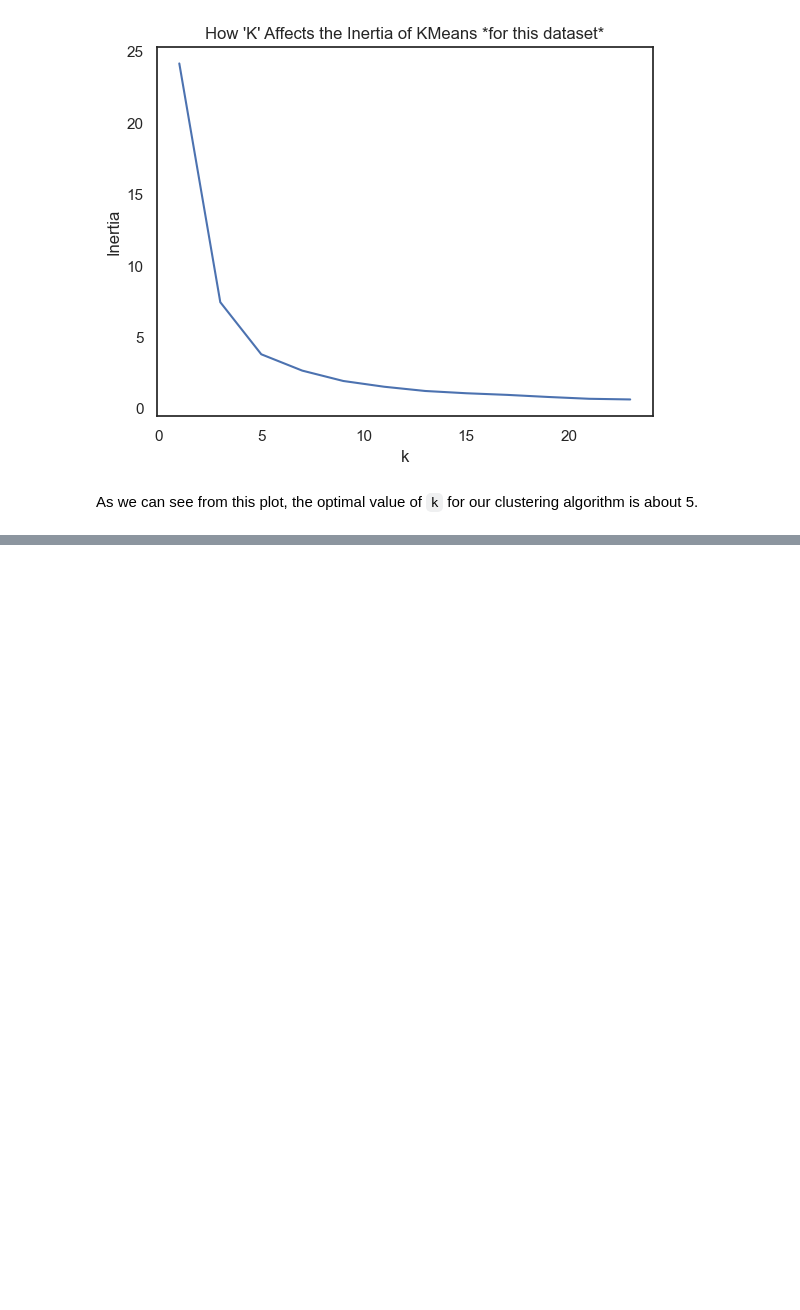
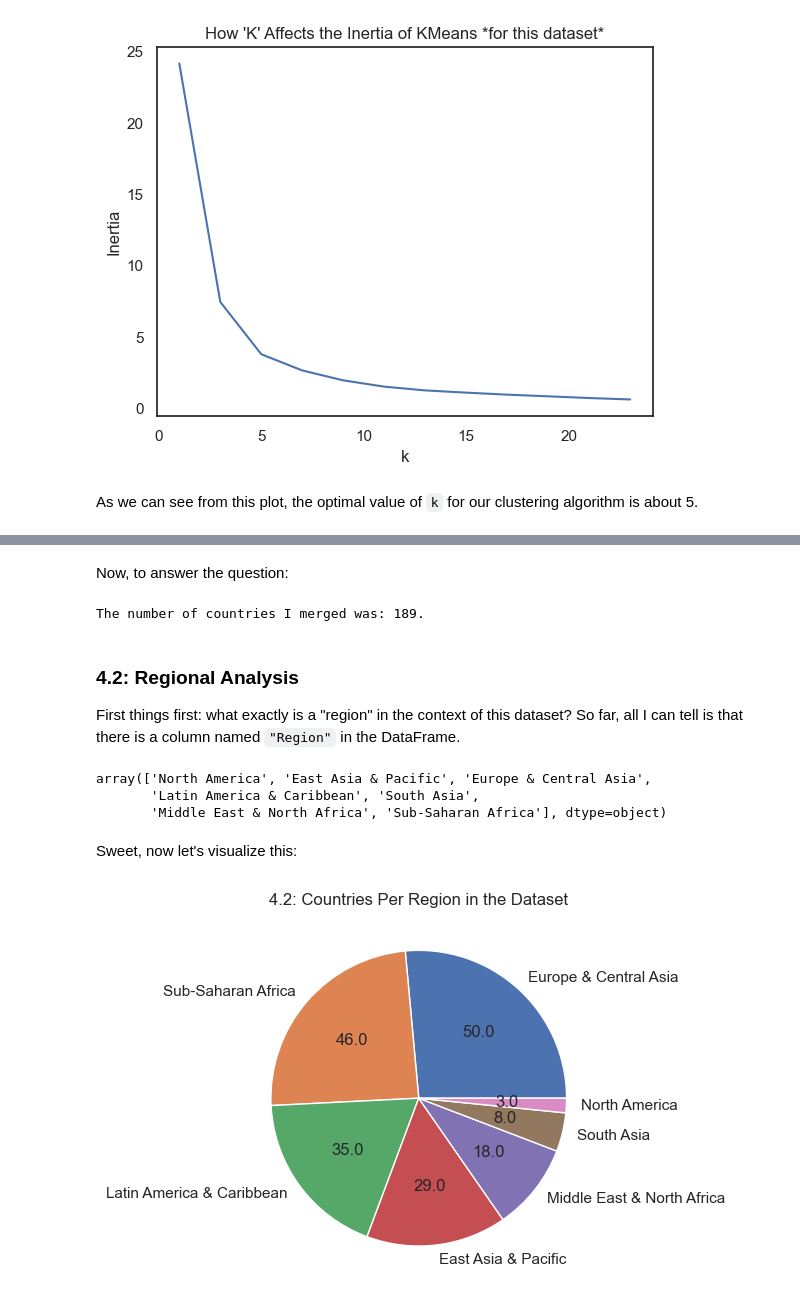
Before and after one commit to UPstartDeveloper/ML-Fundamentals-and-Apps, a Jupyter notebook: SyedRaza_HW1/SyedRaza_HW1.ipynb, the cells around one changed output, grey strips where cells are left out. Drawn from its saved outputs; the diff is of its cells as text; code cells hidden in the pictures; blank space fills up the shorter version.

```diff
--- a/SyedRaza_HW1/SyedRaza_HW1.ipynb
+++ b/SyedRaza_HW1/SyedRaza_HW1.ipynb
@@ -244,0 +273,9 @@ As we can see from this plot, the optimal value of `k` for our clustering algori
+# %%
+# before the merge, fix up the column names + nan values
+gdp.rename(columns = {
+    "Unnamed: 0": "CountryCode",
+    "Gross domestic product 2012": "Ranking",
+    "Unnamed: 3": "Economy",
+    "Unnamed: 4": "(millions of US dollars",
+}, inplace=True)
+gdp.head(15)
@@ -244,0 +299,7 @@ As we can see from this plot, the optimal value of `k` for our clustering algori
+# %%
+# need to get rid of top 4 rows, and last 5 columns
+gpd_clean_rows = gdp.dropna(axis=0, subset=[
+    '(millions of US dollars', 'CountryCode', 'Ranking'
+])
+gdp_clean_rows_and_cols = gpd_clean_rows.dropna(axis=1)
+gdp_clean_rows_and_cols.head()
@@ -244,0 +313,3 @@ As we can see from this plot, the optimal value of `k` for our clustering algori
+# %%
+economies_df = pd.merge(gdp_clean_rows_and_cols, countries, on="CountryCode")
+economies_df.head()
@@ -244,0 +324,32 @@ As we can see from this plot, the optimal value of `k` for our clustering algori
+# %% [markdown]
+Now, to answer the question:
+# %%
+num_countries = economies_df['CountryCode'].nunique()
+print(f"The number of countries I merged was: {num_countries}.")
+# %% [output]
+The number of countries I merged was: 189.
+# %% [markdown]
+### 4.2: Regional Analysis
+
+First things first: what exactly is a "region" in the context of this dataset?
+So far, all I can tell is that there is a column named `"Region"` in the DataFrame.
+# %%
+economies_df["Region"].unique()
+# %% [output]
+array(['North America', 'East Asia & Pacific', 'Europe & Central Asia',
+       'Latin America & Caribbean', 'South Asia',
+       'Middle East & North Africa', 'Sub-Saharan Africa'], dtype=object)
+# %%
+countries_per_region = economies_df.value_counts("Region")
+# %% [markdown]
+Sweet, now let's visualize this:
+# %%
+region_names = countries_per_region.index.values
+get_absolute_val = lambda percent_val: round(
+    percent_val * countries_per_region.values.sum() / 100.
+, 0)
+plt.pie(countries_per_region.values, labels=region_names, autopct=get_absolute_val)
+plt.title("4.2: Countries Per Region in the Dataset")
+plt.show()
+# %% [output]
+[figure, added]
```
Also changed, not shown: parts of 33 cells of this notebook, 1 other file.
